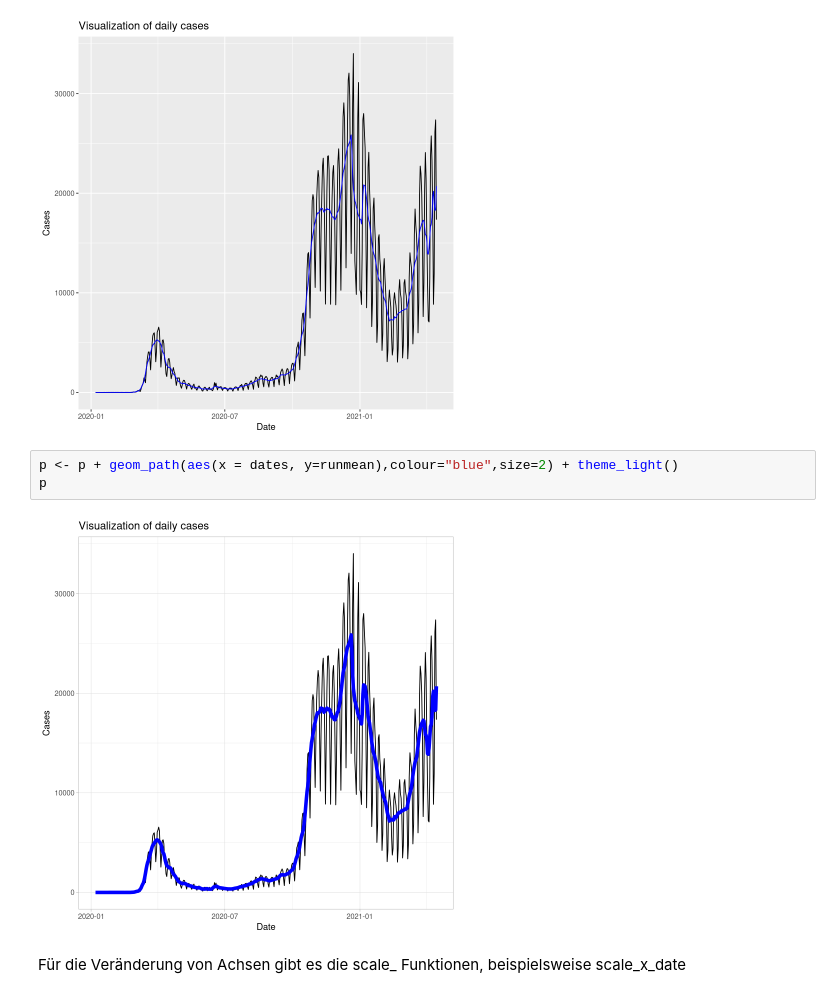
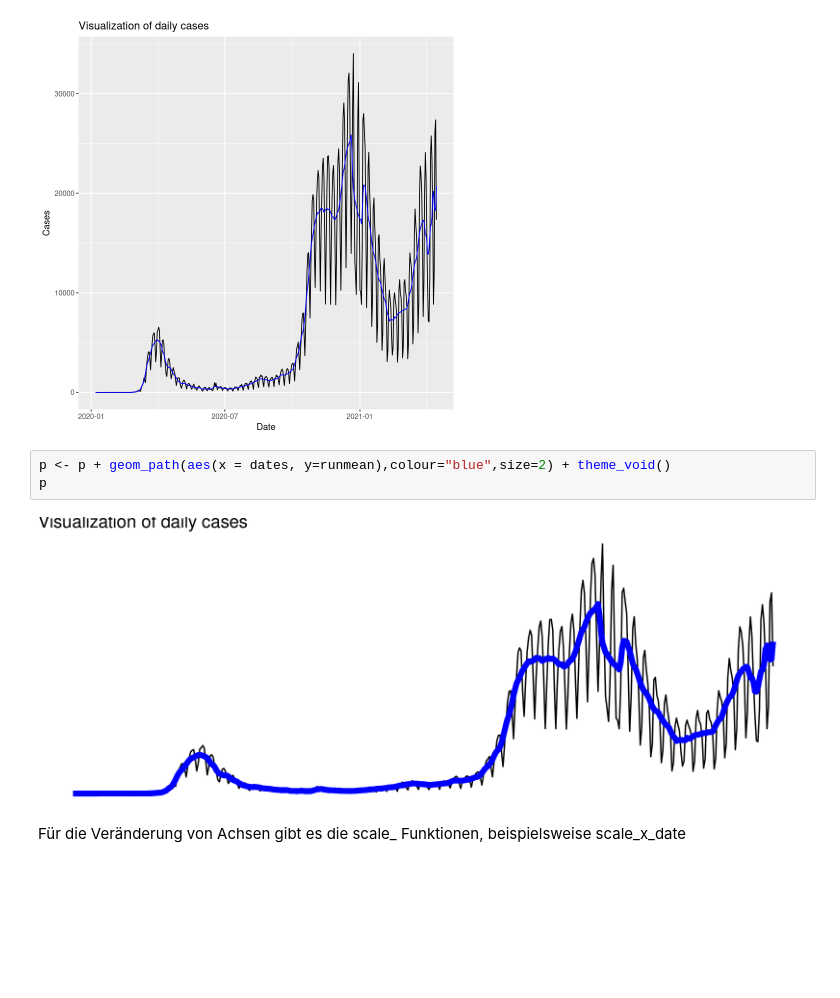
Before and after one commit to alexfreudenberg/praxiskurs_fss21, a Jupyter notebook: Ex2_23042021.ipynb, the cells around one changed output. Saved outputs shown, nothing was run; the diff lists cells and outputs as text; blank space fills up the shorter version.

```diff
--- a/Ex2_23042021.ipynb
+++ b/Ex2_23042021.ipynb
@@ -155,10 +155,10 @@ p + geom_path(aes(x = dates, y=runmean),colour="blue")
 # %% [output]
 [figure]
 # %%
-p <- p + geom_path(aes(x = dates, y=runmean),colour="blue",size=2) + theme_light()
+p <- p + geom_path(aes(x = dates, y=runmean),colour="blue",size=2) + theme_void()
 p
 # %% [output]
-[figure, old version]
+[figure, new version]
 # %% [markdown]
 Für die Veränderung von Achsen gibt es die scale_ Funktionen, beispielsweise scale_x_date
 # %%
```
Also changed, not shown: parts of 3 cells of this notebook.
